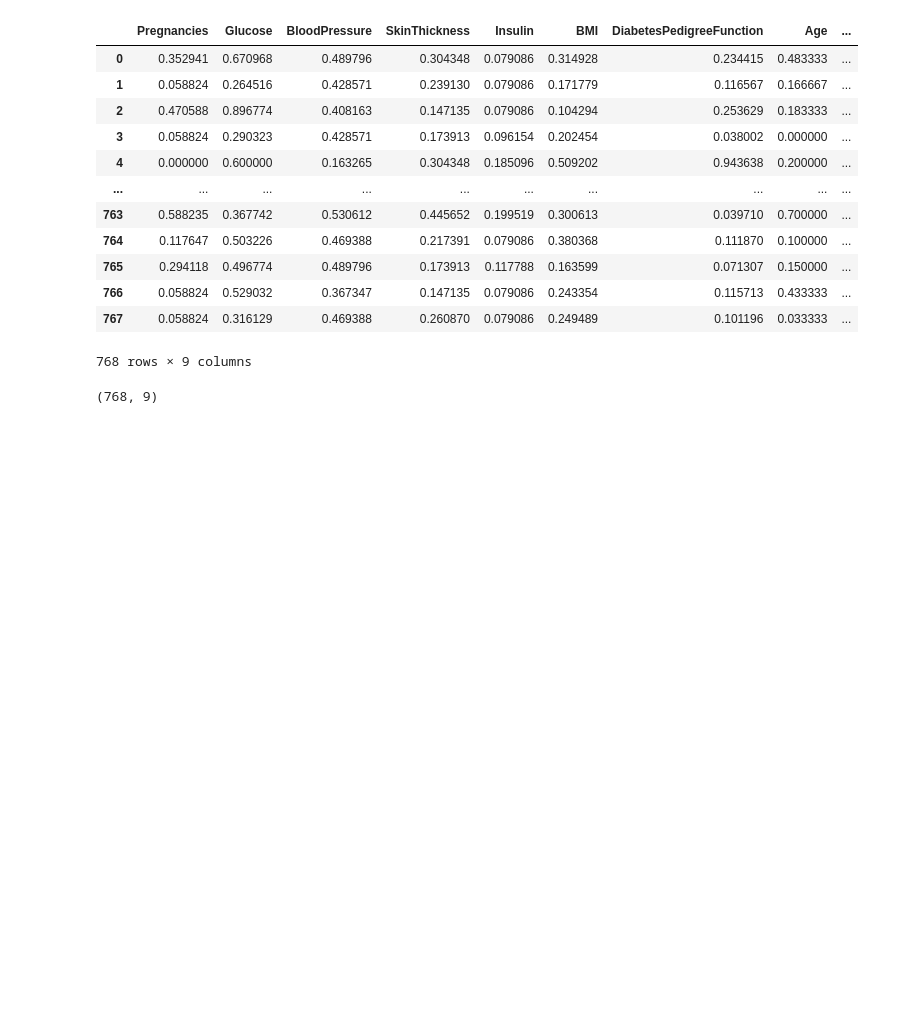
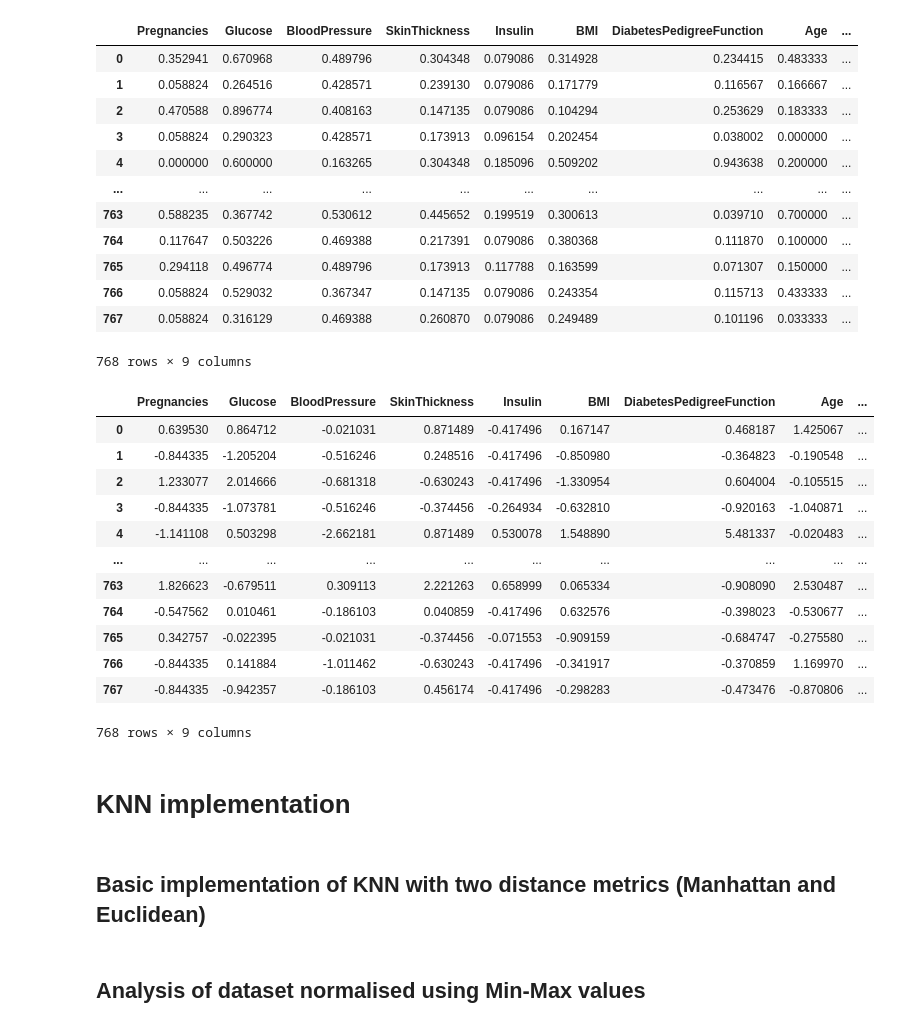
Before and after one commit to singhaditya8499/Pima-Indians-Diabetes, a Jupyter notebook: src/KNN_implementation.ipynb, the cells around one changed output. Saved outputs shown, nothing was run; the diff lists cells and outputs as text; code cells hidden in the pictures; blank space fills up the shorter version.

```diff
--- a/src/KNN_implementation.ipynb
+++ b/src/KNN_implementation.ipynb
@@ -6,4 +7,4 @@ import random
 %matplotlib inline
 # %%
-dataset_z_score = pd.read_csv('../../dataset/Pima_Indians_Diabetes/diabetes_min_max.csv')
-dataset_min_max = pd.read_csv('../../dataset/Pima_Indians_Diabetes/diabetes_min_max.csv')
+dataset_z_score = pd.read_csv('../data/diabetes_z_score.csv')
+dataset_min_max = pd.read_csv('../data/diabetes_min_max.csv')
@@ -24,9 +28,21 @@ dataset_min_max
 | 767 | 0.058824 | 0.316129 | 0.469388 | 0.260870 | 0.079086 | 0.249489 | 0.101196 | 0.033333 | ... |
 768 rows × 9 columns
 # %%
-dataset_z_score.shape
+dataset_z_score
 # %% [output]
+|  | Pregnancies | Glucose | BloodPressure | SkinThickness | Insulin | BMI | DiabetesPedigreeFunction | Age | ... |
+| 0 | 0.639530 | 0.864712 | -0.021031 | 0.871489 | -0.417496 | 0.167147 | 0.468187 | 1.425067 | ... |
+| 1 | -0.844335 | -1.205204 | -0.516246 | 0.248516 | -0.417496 | -0.850980 | -0.364823 | -0.190548 | ... |
+| 2 | 1.233077 | 2.014666 | -0.681318 | -0.630243 | -0.417496 | -1.330954 | 0.604004 | -0.105515 | ... |
+| 3 | -0.844335 | -1.073781 | -0.516246 | -0.374456 | -0.264934 | -0.632810 | -0.920163 | -1.040871 | ... |
+| 4 | -1.141108 | 0.503298 | -2.662181 | 0.871489 | 0.530078 | 1.548890 | 5.481337 | -0.020483 | ... |
+| ... | ... | ... | ... | ... | ... | ... | ... | ... | ... |
+| 763 | 1.826623 | -0.679511 | 0.309113 | 2.221263 | 0.658999 | 0.065334 | -0.908090 | 2.530487 | ... |
+| 764 | -0.547562 | 0.010461 | -0.186103 | 0.040859 | -0.417496 | 0.632576 | -0.398023 | -0.530677 | ... |
+| 765 | 0.342757 | -0.022395 | -0.021031 | -0.374456 | -0.071553 | -0.909159 | -0.684747 | -0.275580 | ... |
+| 766 | -0.844335 | 0.141884 | -1.011462 | -0.630243 | -0.417496 | -0.341917 | -0.370859 | 1.169970 | ... |
+| 767 | -0.844335 | -0.942357 | -0.186103 | 0.456174 | -0.417496 | -0.298283 | -0.473476 | -0.870806 | ... |
-(768, 9)
+768 rows × 9 columns
 # %%
 def train_test_holdout_split(data, test_data_ratio, holdout_data_ratio):
     rows, _ = data.shape
@@ -40,3 +56,7 @@ def train_test_holdout_split(data, test_data_ratio, holdout_data_ratio):
     train_data = data[holdout_data_size + test_data_size:]
 
     return (train_data, test_data, holdout_data)
+# %% [markdown]
+# KNN implementation
+# %% [markdown]
+## Basic implementation of KNN with two distance metrics (Manhattan and Euclidean)
@@ -42,0 +148,2 @@ def train_test_holdout_split(data, test_data_ratio, holdout_data_ratio):
+# %% [markdown]
+## Analysis of dataset normalised using Min-Max values
```
Also changed, not shown: parts of 23 cells of this notebook, 2 other files.
